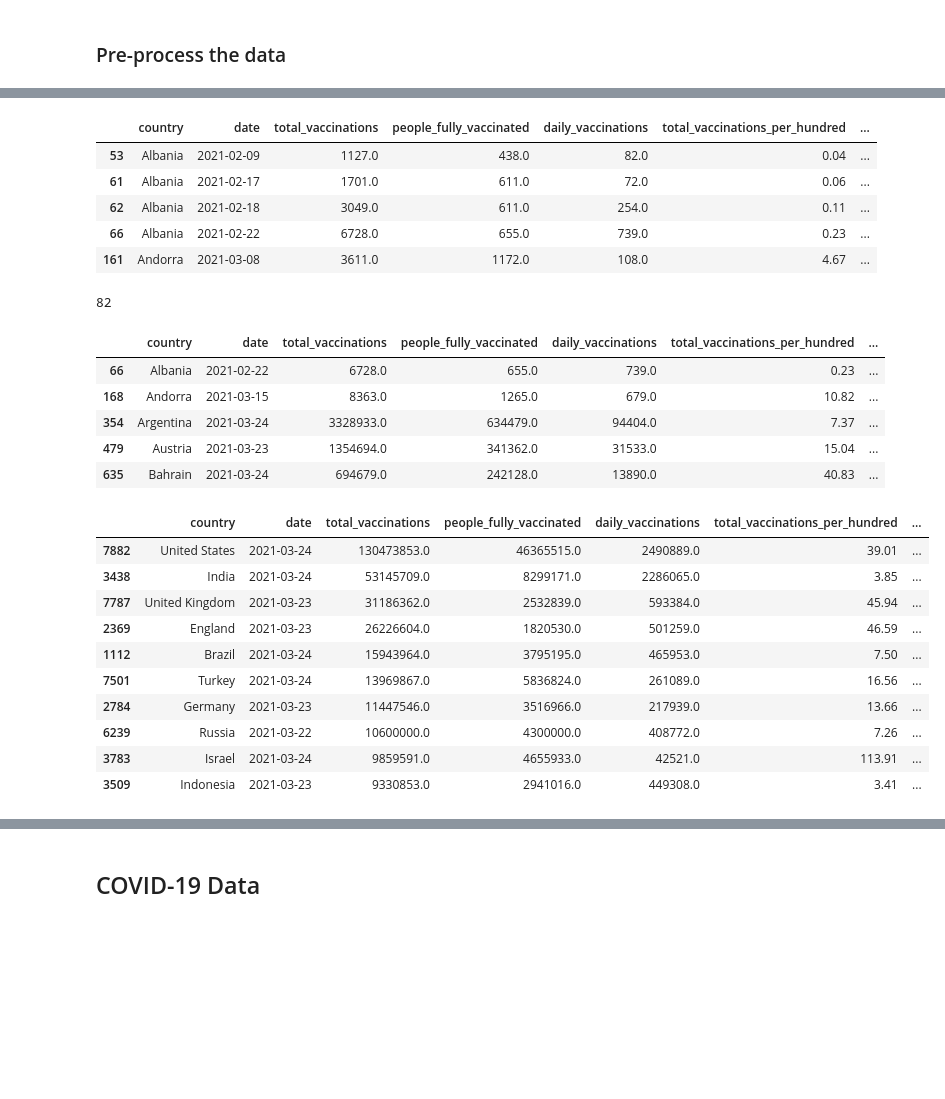
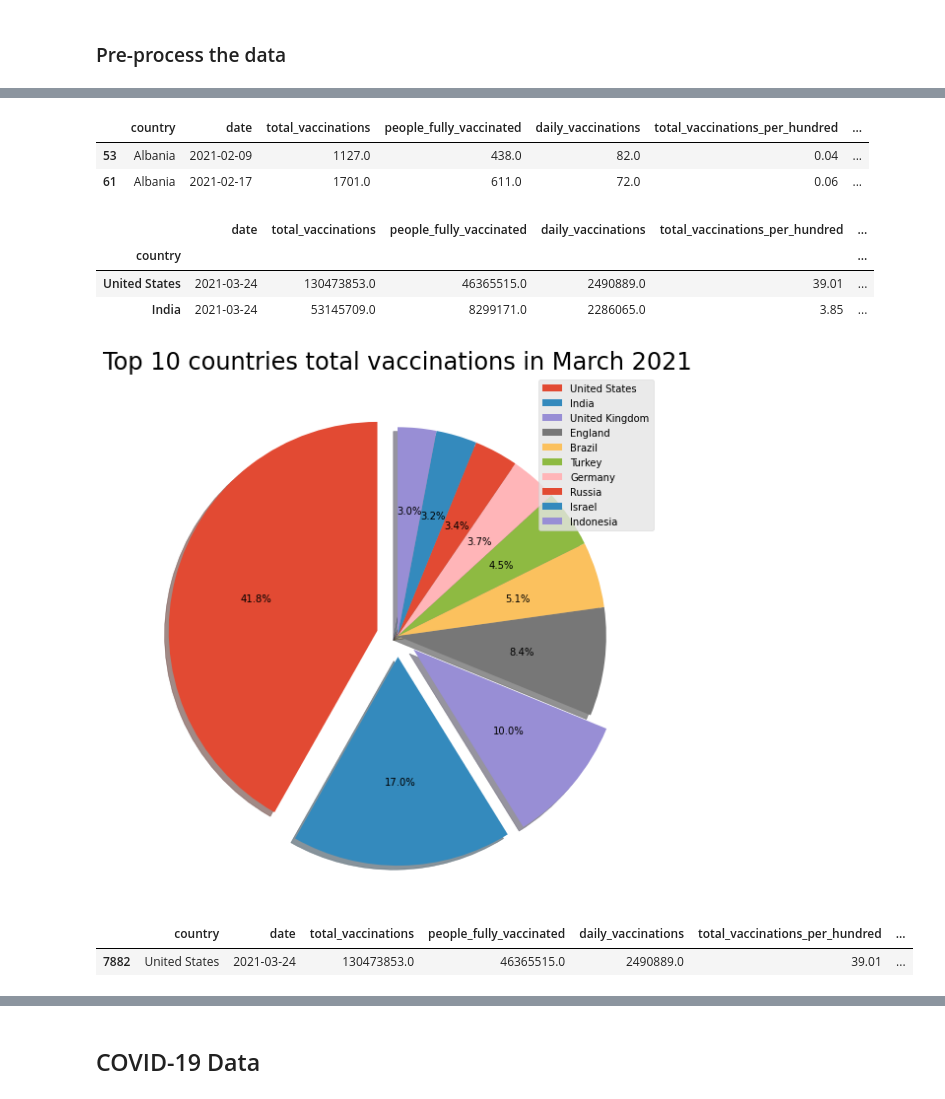
Before and after one commit to yimanliu/CS6220-Data-Mining, a Jupyter notebook: Final_project_data_visualization.ipynb, the cells around one changed output, grey strips where cells are left out. Cells and saved outputs as stored; diff of their text form; code cells hidden in the pictures; blank space fills up the shorter version.

```diff
--- a/Final_project_data_visualization.ipynb
+++ b/Final_project_data_visualization.ipynb
@@ -295,4 +69,0 @@ info.head(1)
-# %%
-for index, row in info.iterrows():
-    if row['AGE_YRS'] == 'unknown':
-        info = info.drop([index])
@@ -312,11 +69,0 @@ array([23.0, 68.0, 55.0, 52.0, 78.0, 40.0, 37.0, 39.0, 0.33, 82.0, 43.0,
-# %%
-val = []
-for index, row in vax.iterrows():
-    if 'MODERNA' in row['VAX_MANU']:
-        val.append(0)
-    elif 'PFIZER' or 'BIONTECH' in row['VAX_MANU']:
-        val.append(1)
-    else:
-        val.append(2)
-vax['VAX_MANU'] = val
-vax.head(1)
@@ -385,4 +69,0 @@ km.fit(x);
-# %%
-for index, row in df.iterrows():
-    if row['SYMPTOM'] == 20:
-        print(index)
@@ -420,4 +69,0 @@ km.fit(x);
-# %%
-for index, row in MODERNA_df.iterrows():
-    if row['SYMPTOM'] == 3:
-        print(index)
@@ -484,17 +215,10 @@ data.head()
 # %%
 data = data.dropna()
-data.head()
+data.head(2)
 # %% [output]
 |  | country | date | total_vaccinations | people_fully_vaccinated | daily_vaccinations | total_vaccinations_per_hundred | ... |
 | 53 | Albania | 2021-02-09 | 1127.0 | 438.0 | 82.0 | 0.04 | ... |
 | 61 | Albania | 2021-02-17 | 1701.0 | 611.0 | 72.0 | 0.06 | ... |
-| 62 | Albania | 2021-02-18 | 3049.0 | 611.0 | 254.0 | 0.11 | ... |
-| 66 | Albania | 2021-02-22 | 6728.0 | 655.0 | 739.0 | 0.23 | ... |
-| 161 | Andorra | 2021-03-08 | 3611.0 | 1172.0 | 108.0 | 4.67 | ... |
-# %%
-len(data.country.unique())
-# %% [output]
-82
 # %%
 prev = ""
 prevIdx = 0
@@ -503,27 +227,28 @@ for index, row in data.iterrows():
         data = data.drop([prevIdx])
     prevIdx = index
     prev = row['country']
-# %%
-data.head()
-# %% [output]
-|  | country | date | total_vaccinations | people_fully_vaccinated | daily_vaccinations | total_vaccinations_per_hundred | ... |
-| 66 | Albania | 2021-02-22 | 6728.0 | 655.0 | 739.0 | 0.23 | ... |
-| 168 | Andorra | 2021-03-15 | 8363.0 | 1265.0 | 679.0 | 10.82 | ... |
-| 354 | Argentina | 2021-03-24 | 3328933.0 | 634479.0 | 94404.0 | 7.37 | ... |
-| 479 | Austria | 2021-03-23 | 1354694.0 | 341362.0 | 31533.0 | 15.04 | ... |
-| 635 | Bahrain | 2021-03-24 | 694679.0 | 242128.0 | 13890.0 | 40.83 | ... |
+# %%
+top_10 = data.groupby(['country']).max().sort_values(by=['total_vaccinations'], ascending=False).head(10)
+top_10.head(2)
+# %% [output]
+|  | date | total_vaccinations | people_fully_vaccinated | daily_vaccinations | total_vaccinations_per_hundred | ... |
+| country |  |  |  |  |  | ... |
+| United States | 2021-03-24 | 130473853.0 | 46365515.0 | 2490889.0 | 39.01 | ... |
+| India | 2021-03-24 | 53145709.0 | 8299171.0 | 2286065.0 | 3.85 | ... |
+# %%
+labels = top_10.index
+explode =(0.1,0.1,0.1,0,0,0,0,0,0,0)
+fig, ax1 = plt.subplots(figsize = (16,8))
+ax1.pie(top_10['total_vaccinations'], explode = explode, startangle=90, autopct='%.1f%%', shadow = True)
+plt.title('Top 10 countries total vaccinations in March 2021', fontsize = 24)
+ax1.legend(labels, loc = 'upper right')
+plt.tight_layout()
+plt.show()
+# %% [output]
+[figure, added]
 # %%
-top_10 = data.sort_values(by=['total_vaccinations'], ascending=False).head(10)
-top_10
+top_10 = data.sort_values(by=['people_fully_vaccinated'], ascending=False).head(10)
+top_10.head(1)
 # %% [output]
 |  | country | date | total_vaccinations | people_fully_vaccinated | daily_vaccinations | total_vaccinations_per_hundred | ... |
 | 7882 | United States | 2021-03-24 | 130473853.0 | 46365515.0 | 2490889.0 | 39.01 | ... |
-| 3438 | India | 2021-03-24 | 53145709.0 | 8299171.0 | 2286065.0 | 3.85 | ... |
-| 7787 | United Kingdom | 2021-03-23 | 31186362.0 | 2532839.0 | 593384.0 | 45.94 | ... |
-| 2369 | England | 2021-03-23 | 26226604.0 | 1820530.0 | 501259.0 | 46.59 | ... |
-| 1112 | Brazil | 2021-03-24 | 15943964.0 | 3795195.0 | 465953.0 | 7.50 | ... |
-| 7501 | Turkey | 2021-03-24 | 13969867.0 | 5836824.0 | 261089.0 | 16.56 | ... |
-| 2784 | Germany | 2021-03-23 | 11447546.0 | 3516966.0 | 217939.0 | 13.66 | ... |
-| 6239 | Russia | 2021-03-22 | 10600000.0 | 4300000.0 | 408772.0 | 7.26 | ... |
-| 3783 | Israel | 2021-03-24 | 9859591.0 | 4655933.0 | 42521.0 | 113.91 | ... |
-| 3509 | Indonesia | 2021-03-23 | 9330853.0 | 2941016.0 | 449308.0 | 3.41 | ... |
```
Also changed, not shown: parts of 120 cells of this notebook.
